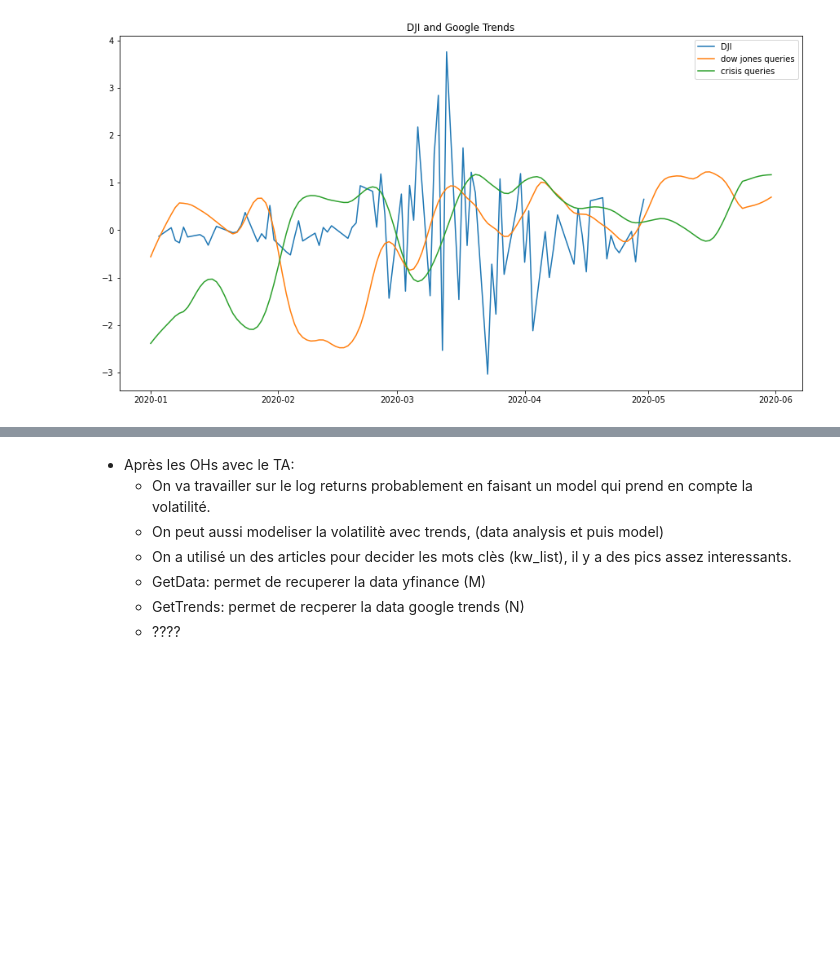
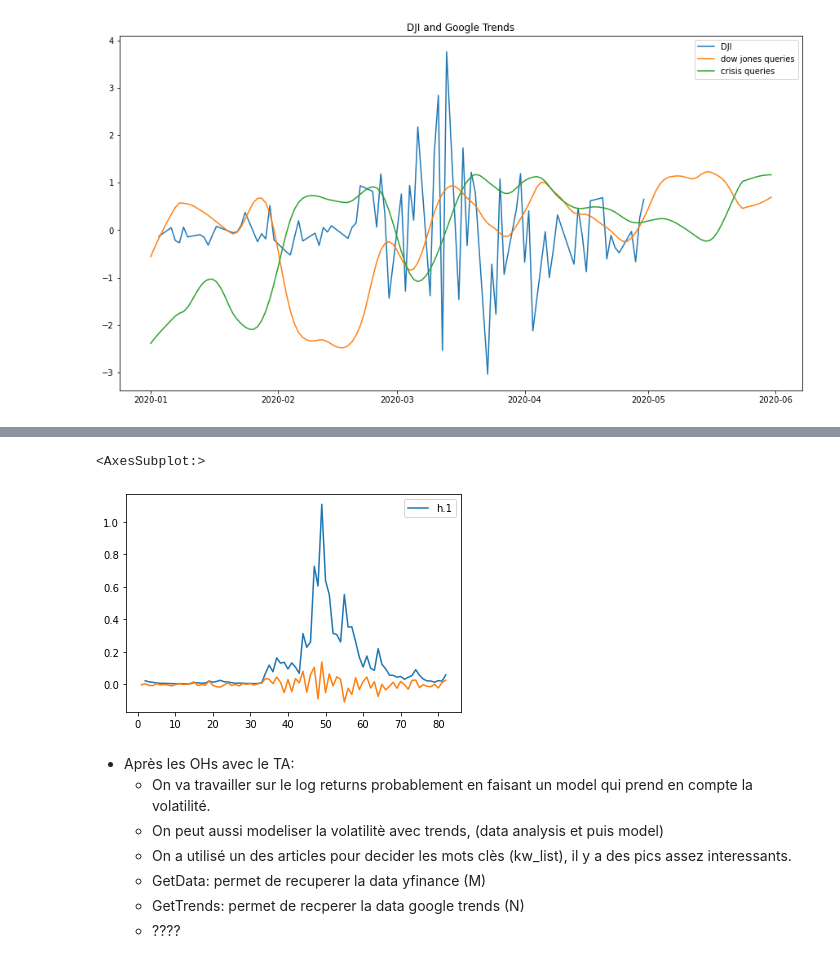
Before and after one commit to epfl-ada/ada-2020-project-milestone-p3-p3_adanas, a Jupyter notebook: creative_extension.ipynb, the cells around one changed output, grey strips where cells are left out. Saved outputs shown, nothing was run; the diff lists cells and outputs as text; code cells hidden in the pictures; blank space fills up the shorter version.

Commit message:
update trends model

```diff
--- a/creative_extension.ipynb
+++ b/creative_extension.ipynb
@@ -310,3 +310,8 @@ ax.legend(loc='best')
 plt.show()
 # %% [output]
 [figure]
+# %%
+arch_trends_res = arch_model(10*returns[ticker],
+                             mean='ARX', lags=[1], x=g_trends_daily[['dow jones','crisis']].loc[returns['Date']],
+                             vol='GARCH', p=1, o=0, q=1, dist='StudentsT').fit(disp='off')
+print(arch_trends_res.summary())
@@ -313,3 +336,10 @@ plt.show()
+# %%
+forecasts_trends = arch_trends_res.forecast(horizon=1, start=0, method='simulation')
+forecasts_trends.variance.plot()
+returns['DJI'].plot()
+# %% [output]
+<AxesSubplot:>
+[figure, added]
 # %% [markdown]
 - Après les OHs avec le TA:
     - On va travailler sur le log returns probablement en faisant un model qui prend en compte la volatilité.
```
Also changed, not shown: parts of 1 cell of this notebook.
